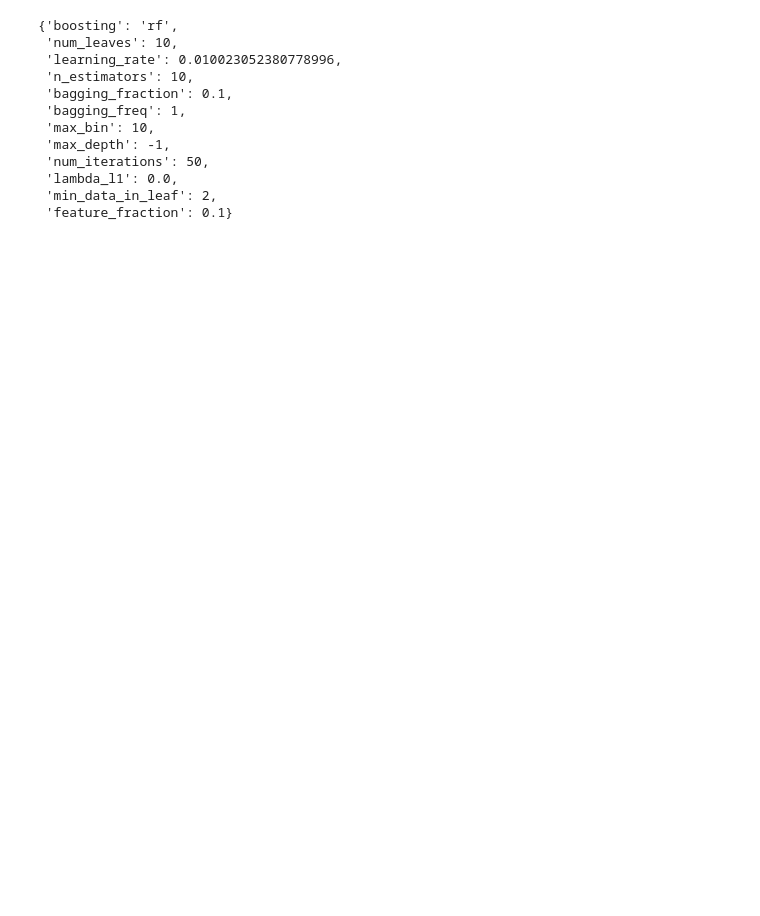
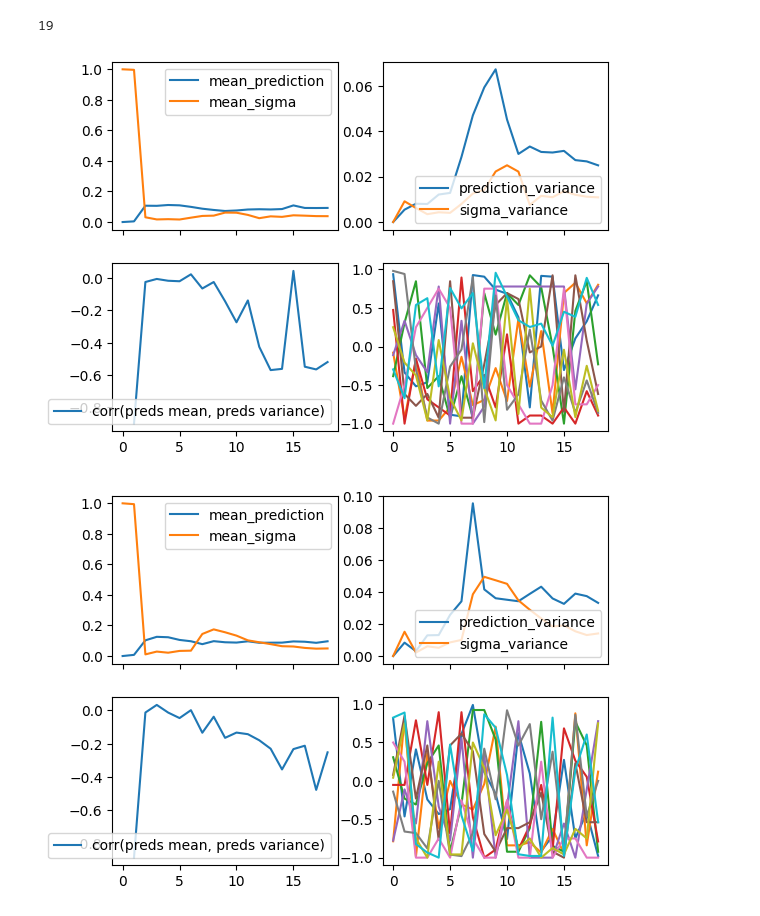
Before and after one commit to 0xideas/100gecs, a Jupyter notebook: notebooks/demonstrating_parameter_optimisation.ipynb, the cells around one changed output. Drawn from its saved outputs; the diff is of its cells as text; code cells hidden in the pictures; blank space fills up the shorter version.

```diff
--- a/notebooks/demonstrating_parameter_optimisation.ipynb
+++ b/notebooks/demonstrating_parameter_optimisation.ipynb
@@ -11,7 +11,7 @@ from gecs100.gec import GEC
 from gecs100.utils.gaussian_process_visualisation import visualise_1D_gaussian_process, visualise_2D_gaussian_process
 
 gec = GEC()
-#gec.load_gp_datas("/home/leon/projects/100gecs/data/gp_datas.json")
+gec.load_gp_datas("./gp_datas.json")
 # %%
 path = "/home/leon/learning/gaussian-processes/bank/bank-full.csv"
 data = pd.read_csv(path, sep=";")
@@ -34,5 +34,5 @@ y_pos = y[y==1]
 X_reweighted = np.concatenate([X] + [X_pos]*3, axis=0)
 y_reweighted = np.concatenate([y] + [y_pos]*3)
 # %%
-gec.fit(X_reweighted, y_reweighted, 5)
+gec.fit(X_reweighted, y_reweighted, 0)
 # %% [output]
@@ -112,15 +53,9 @@ gec.fit(X_reweighted, y_reweighted, 5)
-# %%
-gec.best_params_grid
-# %% [output]
-{'boosting': 'rf',
- 'num_leaves': 10,
- 'learning_rate': 0.010023052380778996,
- 'n_estimators': 10,
- 'bagging_fraction': 0.1,
- 'bagging_freq': 1,
- 'max_bin': 10,
- 'max_depth': -1,
- 'num_iterations': 50,
- 'lambda_l1': 0.0,
- 'min_data_in_leaf': 2,
- 'feature_fraction': 0.1}
+# %%
+len(gec.gp_datas["dart"]["inputs"])
+# %% [output]
+19
+# %%
+gec.save_figs("./test")
+# %% [output]
+[figure, added]
+[figure, added]
```
Also changed, not shown: parts of 15 cells of this notebook, 2 other files.
